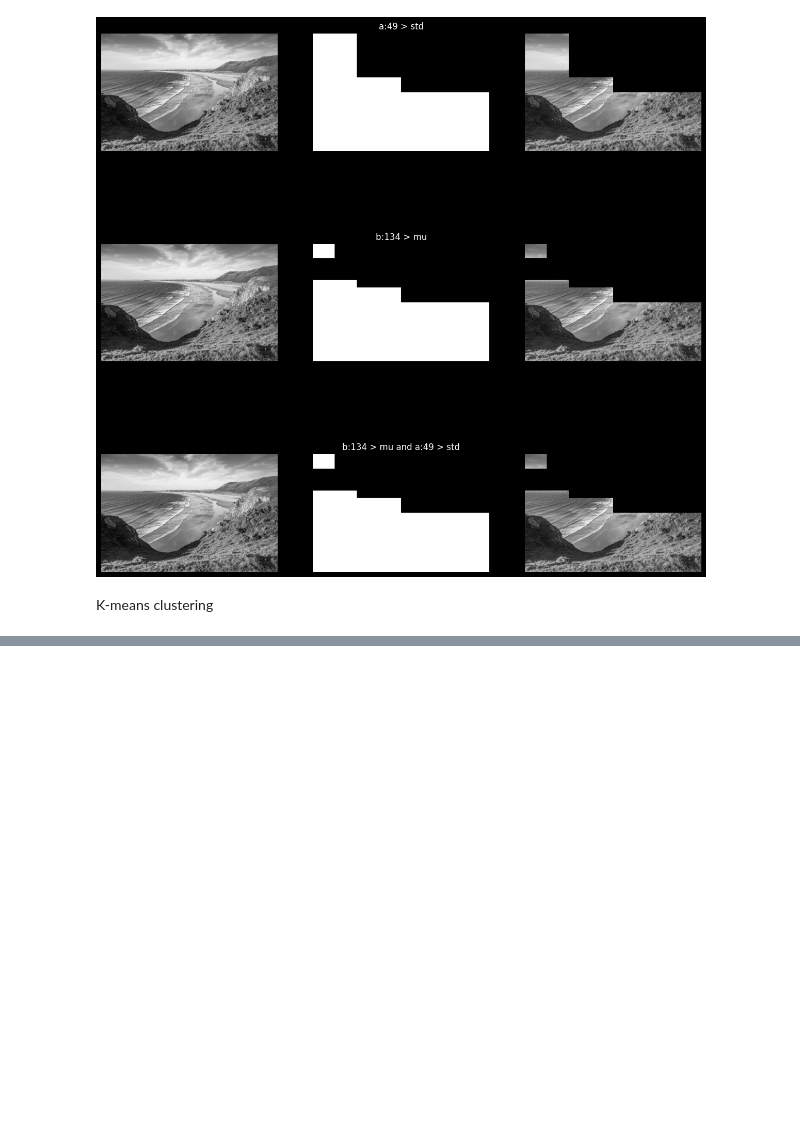
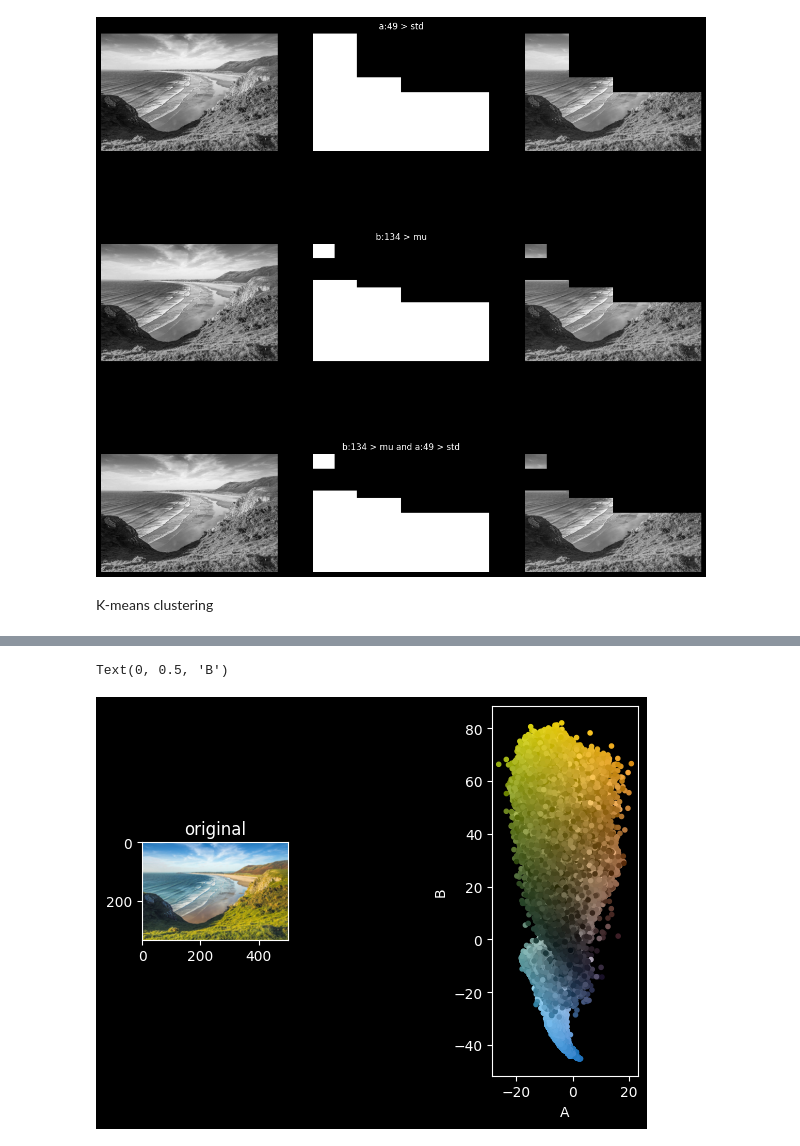
Before and after one commit to leinaxd/NOTES, a Jupyter notebook: digital_image_processing/notebooks/13_image_segmentation.ipynb, the cells around one changed output, grey strips where cells are left out. Drawn from its saved outputs; the diff is of its cells as text; code cells hidden in the pictures; blank space fills up the shorter version.

```diff
--- a/digital_image_processing/notebooks/13_image_segmentation.ipynb
+++ b/digital_image_processing/notebooks/13_image_segmentation.ipynb
@@ -279,0 +358,21 @@ pass
+# %%
+
+lab_img = ski.color.rgb2lab(img)
+l_component = lab_img[:, :, 0]
+a_component = lab_img[:, :, 1]
+b_component = lab_img[:, :, 2]
+
+plt.subplot(1, 3, 1)
+plt.imshow(img)
+plt.title('original')
+
+
+plt.subplot(1, 3, 3)
+plt.scatter(a_component, b_component, c=img.reshape((-1, 3))/255.0, marker='.')
+plt.xlabel('A')
+plt.ylabel('B')
+
+# plt.scatter(a_component, b_component, c=labels_reshaped.flatten(), cmap='viridis', marker='.')
+# %% [output]
+Text(0, 0.5, 'B')
+[figure, added]
```
Also changed, not shown: parts of 5 cells of this notebook.
